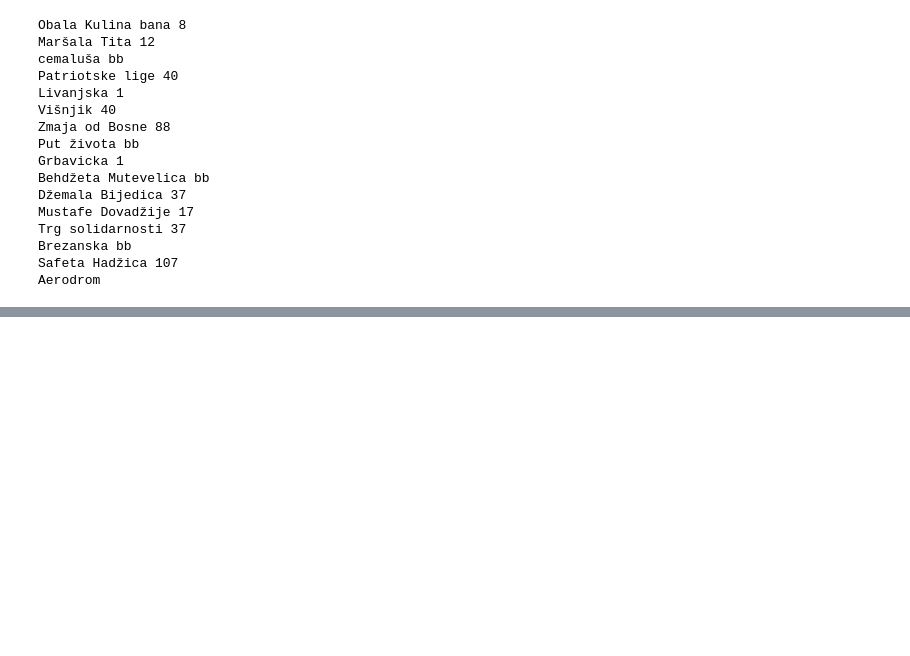
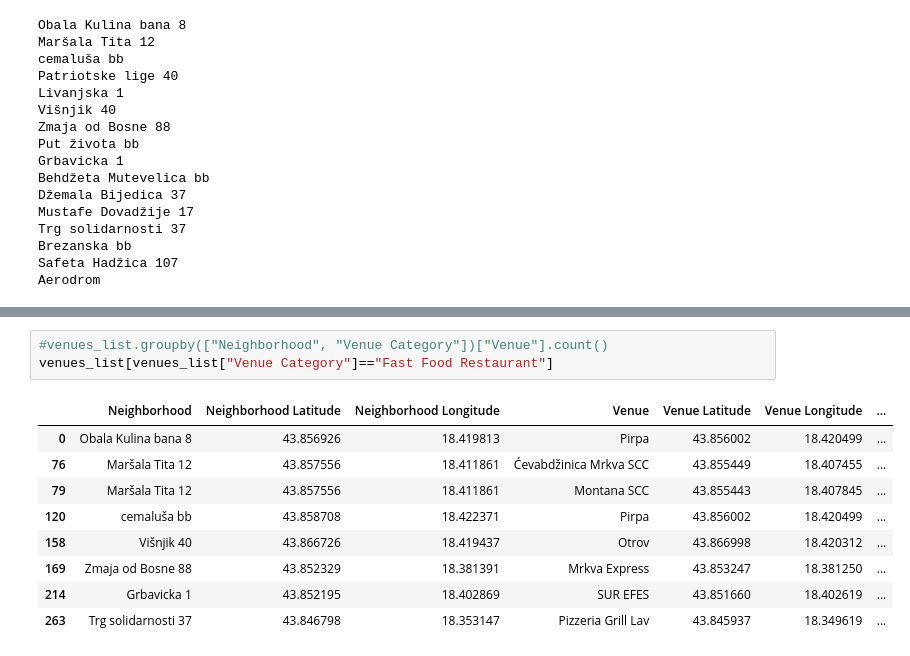
Before and after one commit to Aroraskank/Coursera_Capstone, a Jupyter notebook: Untitled.ipynb, the cells around one changed output, grey strips where cells are left out. Drawn from its saved outputs; the diff is of its cells as text; blank space fills up the shorter version.

```diff
--- a/Untitled.ipynb
+++ b/Untitled.ipynb
@@ -274,3 +271,16 @@ venues_list.tail(20)
 | 269 | Safeta Hadžica 107 | 43.840142 | 18.349008 | Dvorana Ramiz Salcin | 43.839878 | 18.345717 | ... |
 | 270 | Safeta Hadžica 107 | 43.840142 | 18.349008 | Park-šuma Mojmilo | 43.842099 | 18.351512 | ... |
 | 271 | Safeta Hadžica 107 | 43.840142 | 18.349008 | Time Out | 43.843242 | 18.349005 | ... |
+# %%
+#venues_list.groupby(["Neighborhood", "Venue Category"])["Venue"].count()
+venues_list[venues_list["Venue Category"]=="Fast Food Restaurant"]
+# %% [output]
+|  | Neighborhood | Neighborhood Latitude | Neighborhood Longitude | Venue | Venue Latitude | Venue Longitude | ... |
+| 0 | Obala Kulina bana 8 | 43.856926 | 18.419813 | Pirpa | 43.856002 | 18.420499 | ... |
+| 76 | Maršala Tita 12 | 43.857556 | 18.411861 | Ćevabdžinica Mrkva SCC | 43.855449 | 18.407455 | ... |
+| 79 | Maršala Tita 12 | 43.857556 | 18.411861 | Montana SCC | 43.855443 | 18.407845 | ... |
+| 120 | cemaluša bb | 43.858708 | 18.422371 | Pirpa | 43.856002 | 18.420499 | ... |
+| 158 | Višnjik 40 | 43.866726 | 18.419437 | Otrov | 43.866998 | 18.420312 | ... |
+| 169 | Zmaja od Bosne 88 | 43.852329 | 18.381391 | Mrkva Express | 43.853247 | 18.381250 | ... |
+| 214 | Grbavicka 1 | 43.852195 | 18.402869 | SUR EFES | 43.851660 | 18.402619 | ... |
+| 263 | Trg solidarnosti 37 | 43.846798 | 18.353147 | Pizzeria Grill Lav | 43.845937 | 18.349619 | ... |
```
Also changed, not shown: parts of 12 cells of this notebook, 3 other files.
